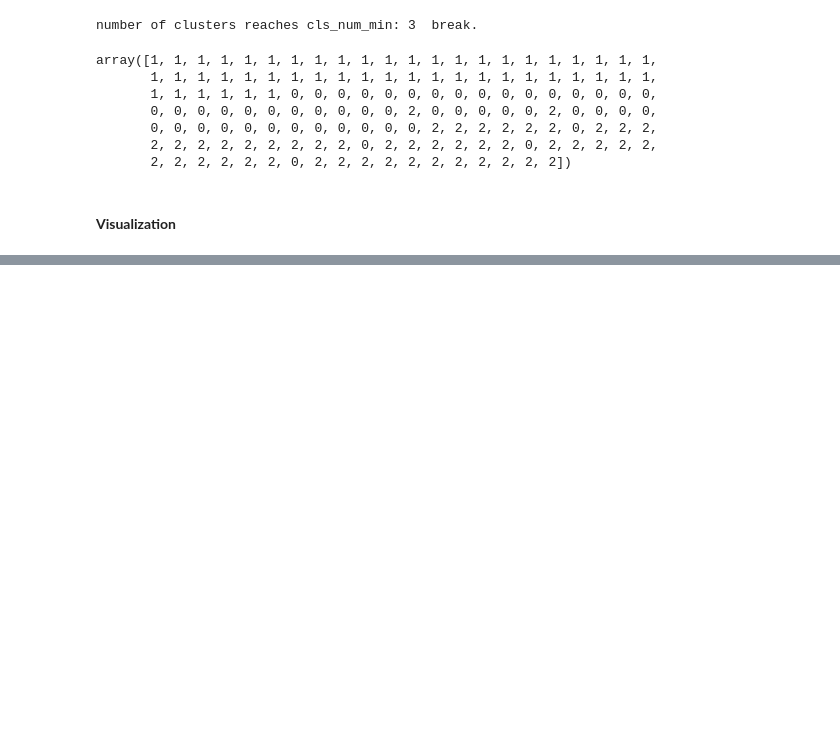
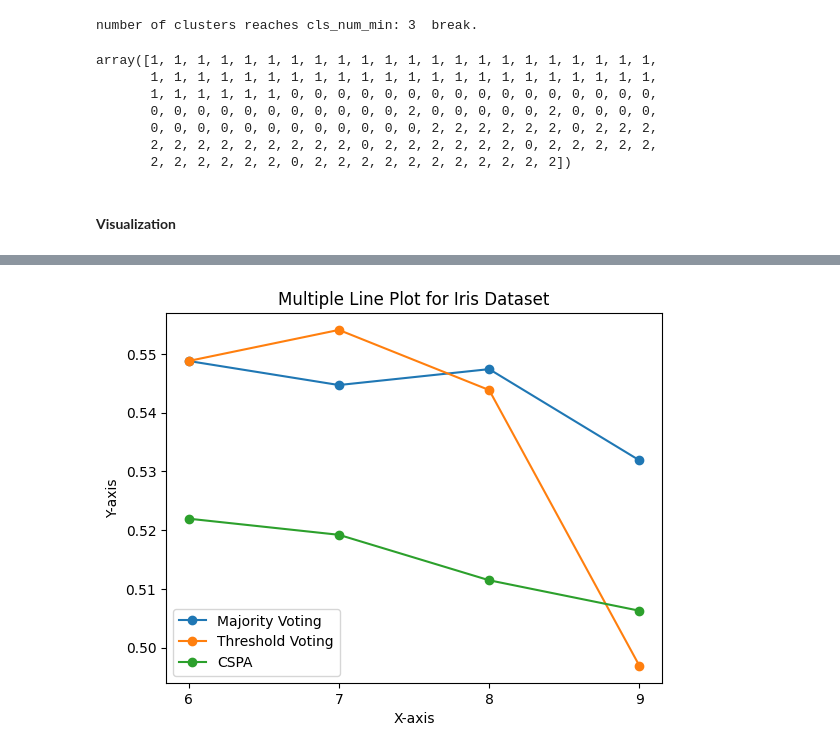
Before and after one commit to ankita-banerjee20/Cluster-Ensemble, a Jupyter notebook: iris.ipynb, the cells around one changed output, grey strips where cells are left out. Saved outputs shown, nothing was run; the diff lists cells and outputs as text; code cells hidden in the pictures; blank space fills up the shorter version.

```diff
--- a/iris.ipynb
+++ b/iris.ipynb
@@ -287,0 +288,29 @@ Silhouette Scores: [0.5219462131080864, 0.5345095355677721, 0.5219462131080864]
+# %%
+import matplotlib.pyplot as plt
+
+# Sample data
+x = [6, 7, 8, 9]
+y1 = [0.5488062195385824, 0.5447081412371225, 0.5474178863095791, 0.5318739816192074]
+y2 = [0.5488062195385824, 0.5540972908150553, 0.5438533221823721, 0.49686311882480916]
+y3 = [0.5219462131080864, 0.5191983060779264, 0.5114520592428601, 0.5062630302609001]
+
+# Create a multiple line plot
+plt.plot(x, y1, marker='o', label='Majority Voting')
+plt.plot(x, y2, marker='o', label='Threshold Voting')
+plt.plot(x, y3, marker='o', label='CSPA')
+
+# Set x-axis ticks to integer values
+plt.xticks([6, 7, 8, 9])
+
+# Add titles and labels
+plt.title('Multiple Line Plot for Iris Dataset')
+plt.xlabel('X-axis')
+plt.ylabel('Y-axis')
+
+# Add a legend
+plt.legend()
+
+# Show the plot
+plt.show()
+# %% [output]
+[figure, added]
```
Also changed, not shown: parts of 11 cells of this notebook, 4 other files.
